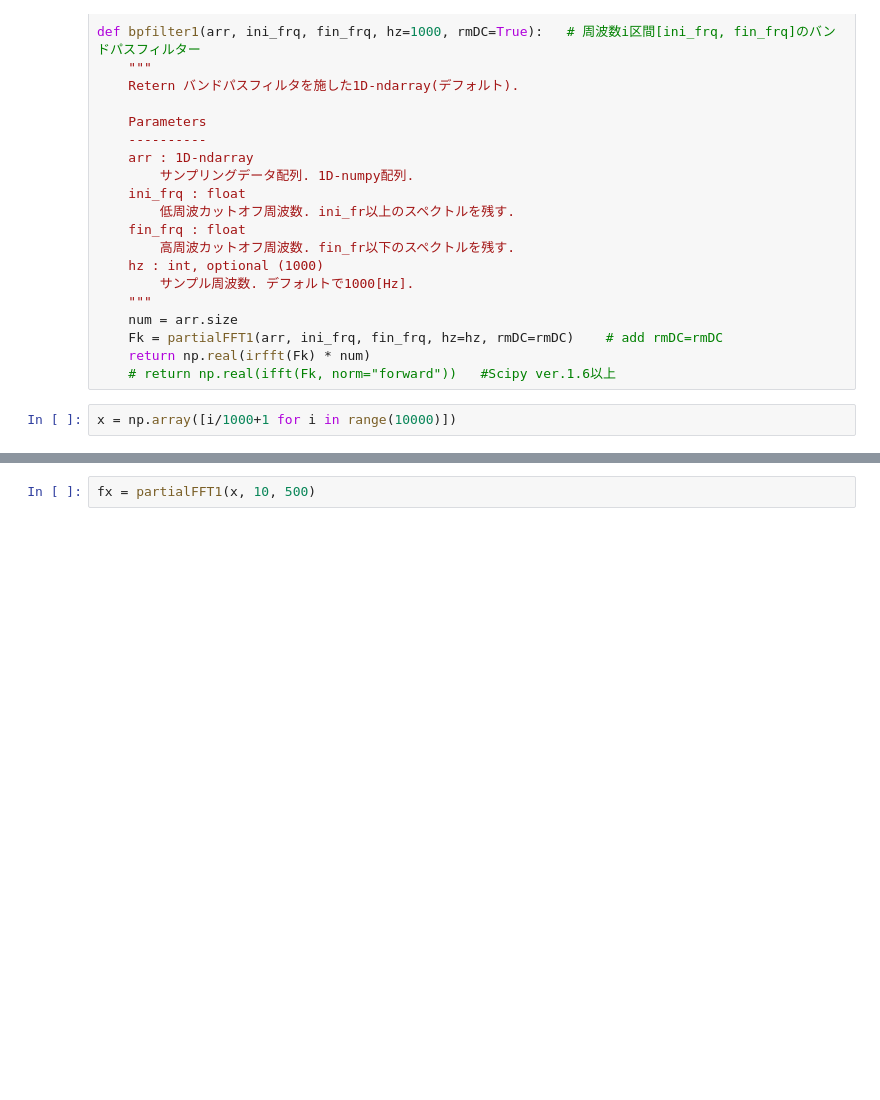
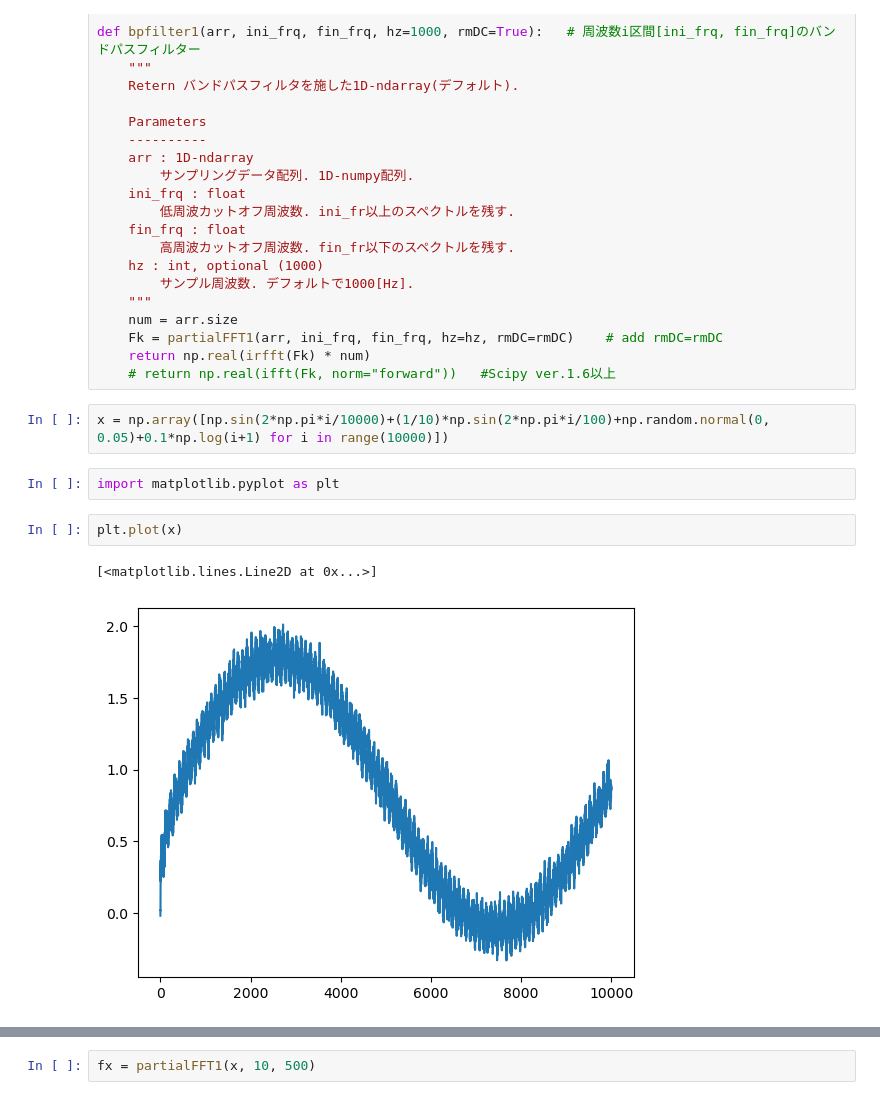
Before and after one commit to doppelgenkan/mymodules, a Jupyter notebook: new_bpfilter_try.ipynb, the cells around one changed output, grey strips where cells are left out. Saved outputs shown, nothing was run; the diff lists cells and outputs as text; blank space fills up the shorter version.

```diff
--- a/new_bpfilter_try.ipynb
+++ b/new_bpfilter_try.ipynb
@@ -223,4 +255,11 @@ def bpfilter1(arr, ini_frq, fin_frq, hz=1000, rmDC=True):   # 周波数i区間[i
     return np.real(irfft(Fk) * num)
     # return np.real(ifft(Fk, norm="forward"))   #Scipy ver.1.6以上
 # %%
-x = np.array([i/1000+1 for i in range(10000)])
+x = np.array([np.sin(2*np.pi*i/10000)+(1/10)*np.sin(2*np.pi*i/100)+np.random.normal(0, 0.05)+0.1*np.log(i+1) for i in range(10000)])
+# %%
+import matplotlib.pyplot as plt
+# %%
+plt.plot(x)
+# %% [output]
+[<matplotlib.lines.Line2D at 0x...>]
+[figure, added]
```
Also changed, not shown: parts of 11 cells of this notebook, 1 other file.
